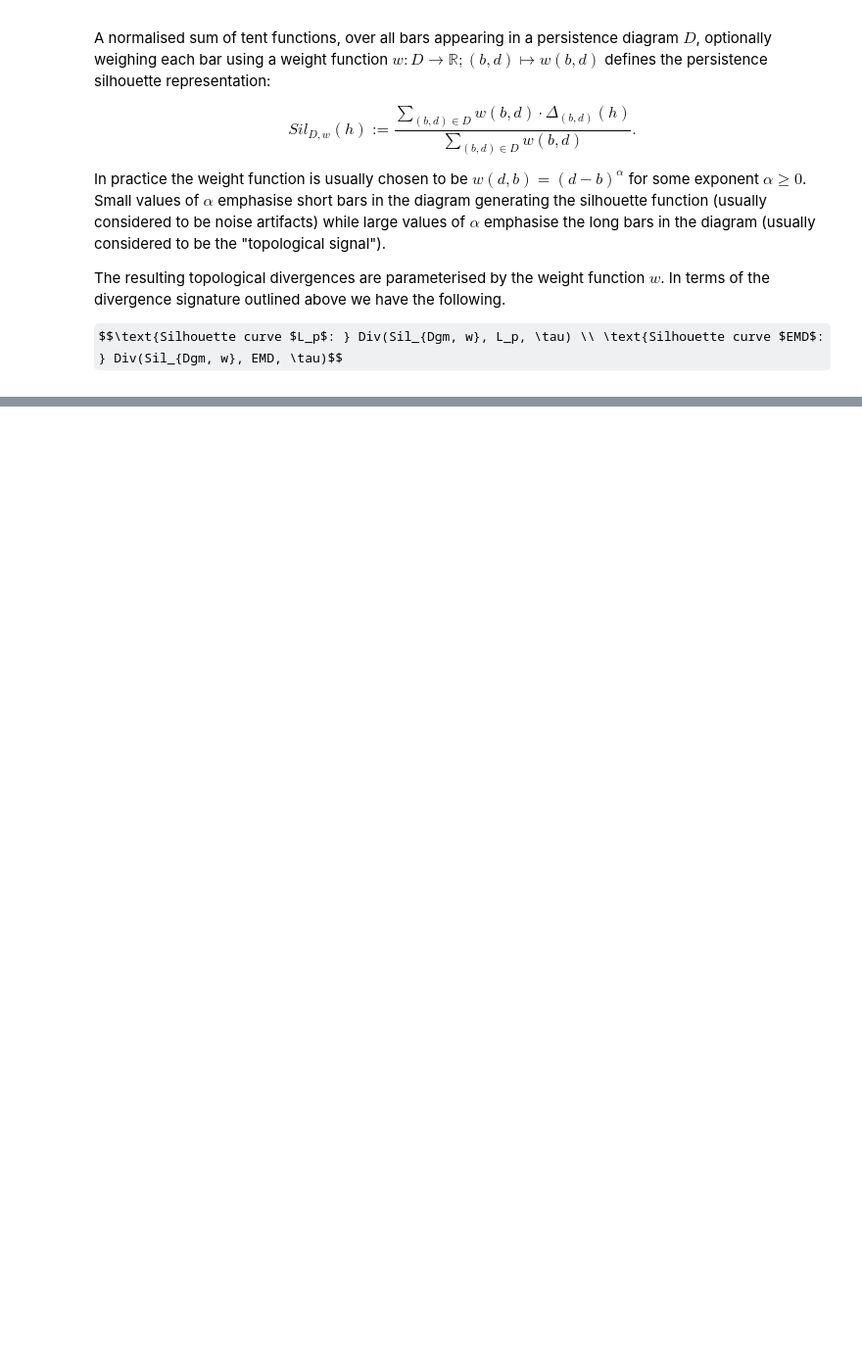
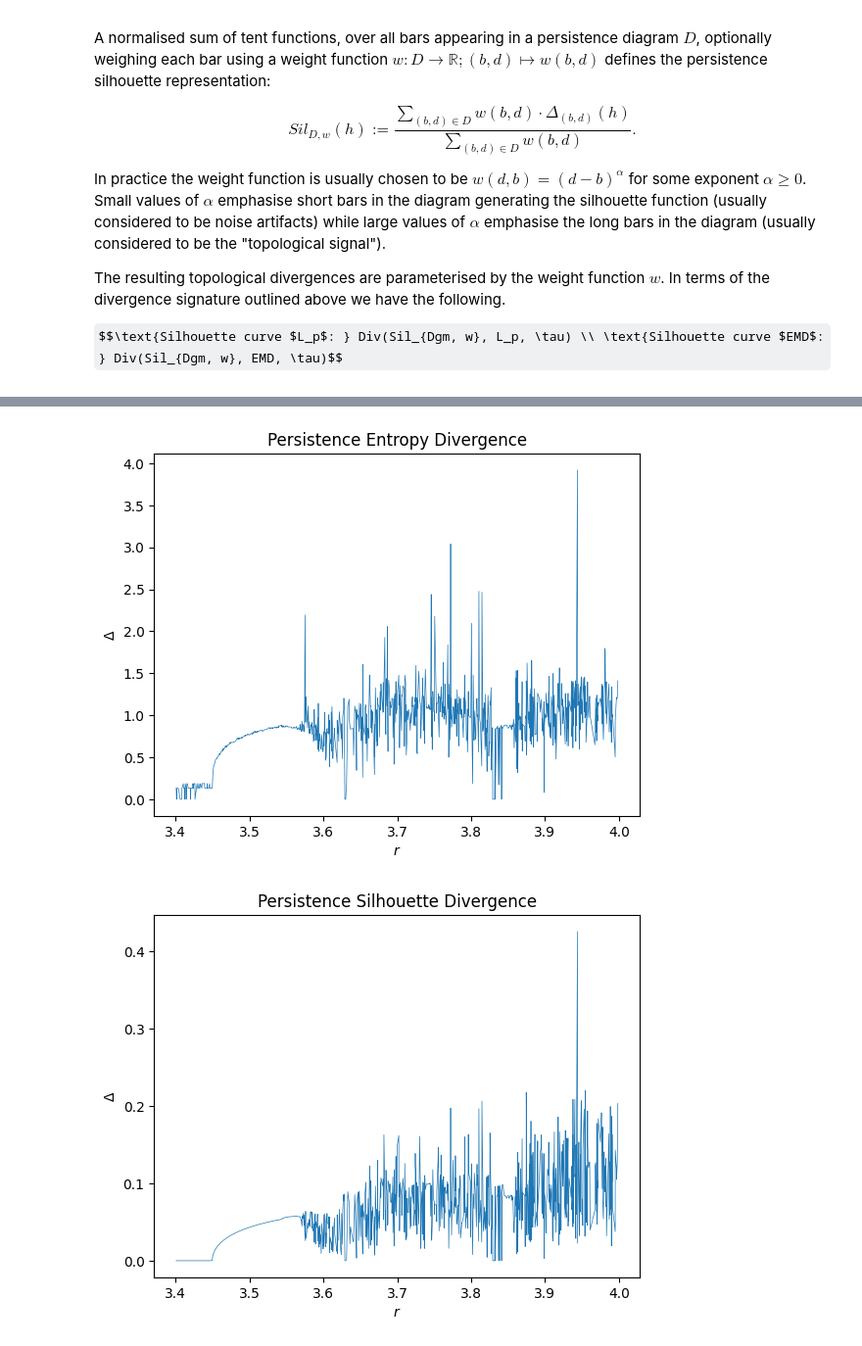
Before and after one commit to colinstephen/topological_divergences, a Jupyter notebook: experiments2.ipynb, the cells around one changed output, grey strips where cells are left out. Shown at 98% size. Cells and saved outputs as stored; diff of their text form; code cells hidden in the pictures; some formulas as TeX source; blank space fills up the shorter version.

```diff
--- a/experiments2.ipynb
+++ b/experiments2.ipynb
@@ -232,0 +257,9 @@ We use a comprehensive statistical summary, appearing as Definition 2.1 in [^8].
+# %%
+def logistic_divergences(logistic_data : LMD) -> tuple[np.array, dict[np.array]]:
+    time_series = logistic_data.trajectories
+    r_values = logistic_data.r_values
+    tsps = [TSP(ts) for ts in time_series]
+    divergences = [tsp.divergences for tsp in tsps]
+    return r_values, divergences
+# %%
+divergences = logistic_divergences(logistic_data)
@@ -232,0 +270,11 @@ We use a comprehensive statistical summary, appearing as Definition 2.1 in [^8].
+# %%
+for div_name in ["entropy", "silhouette", "bottleneck", "wasserstein"]:
+    plt.plot(divergences[0], [div[div_name] for div in divergences[1]], label=div_name, lw=0.5)
+    plt.xlabel("$r$")
+    plt.title(f"Persistence {div_name.title()} Divergence")
+    plt.ylabel("$\Delta$")
+    # plt.legend()
+    plt.show()
+# %% [output]
+[figure, added]
+[figure, added]
```
Also changed, not shown: parts of 27 cells of this notebook, 2 other files.
